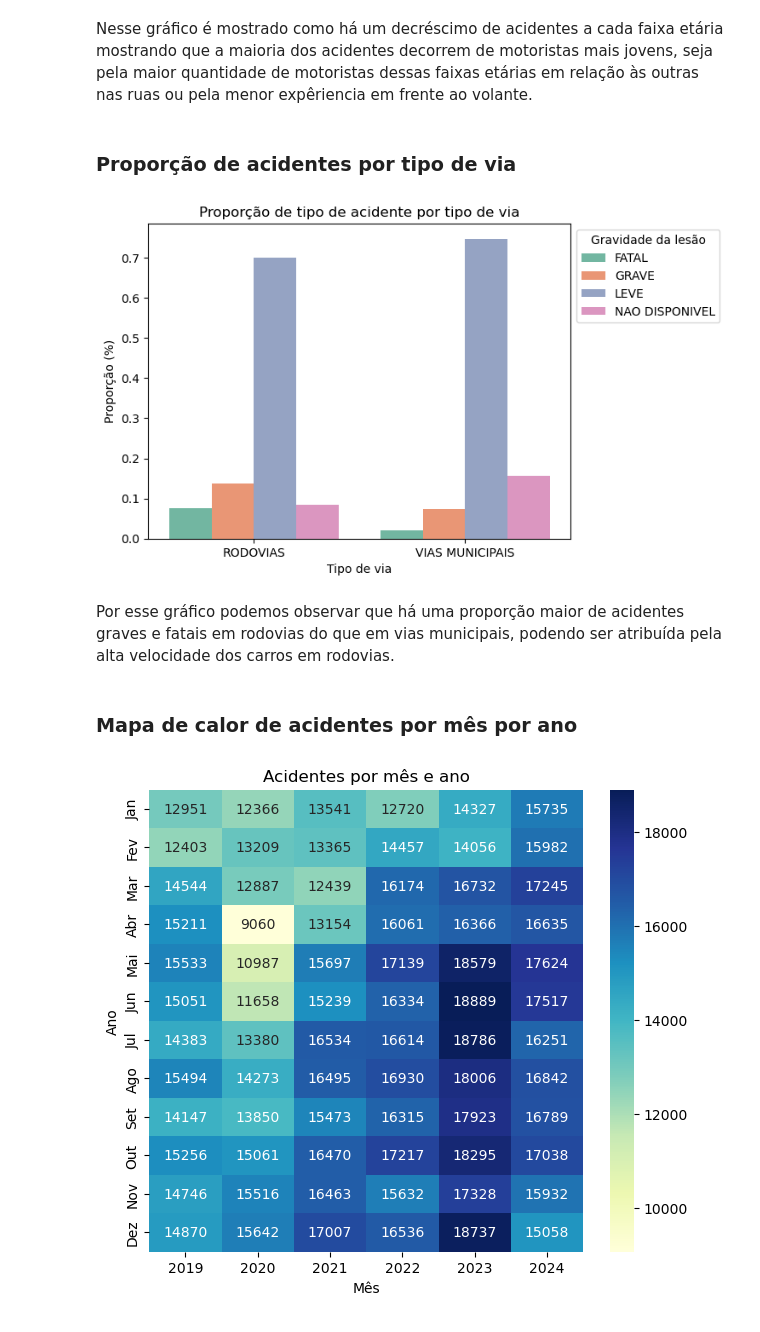
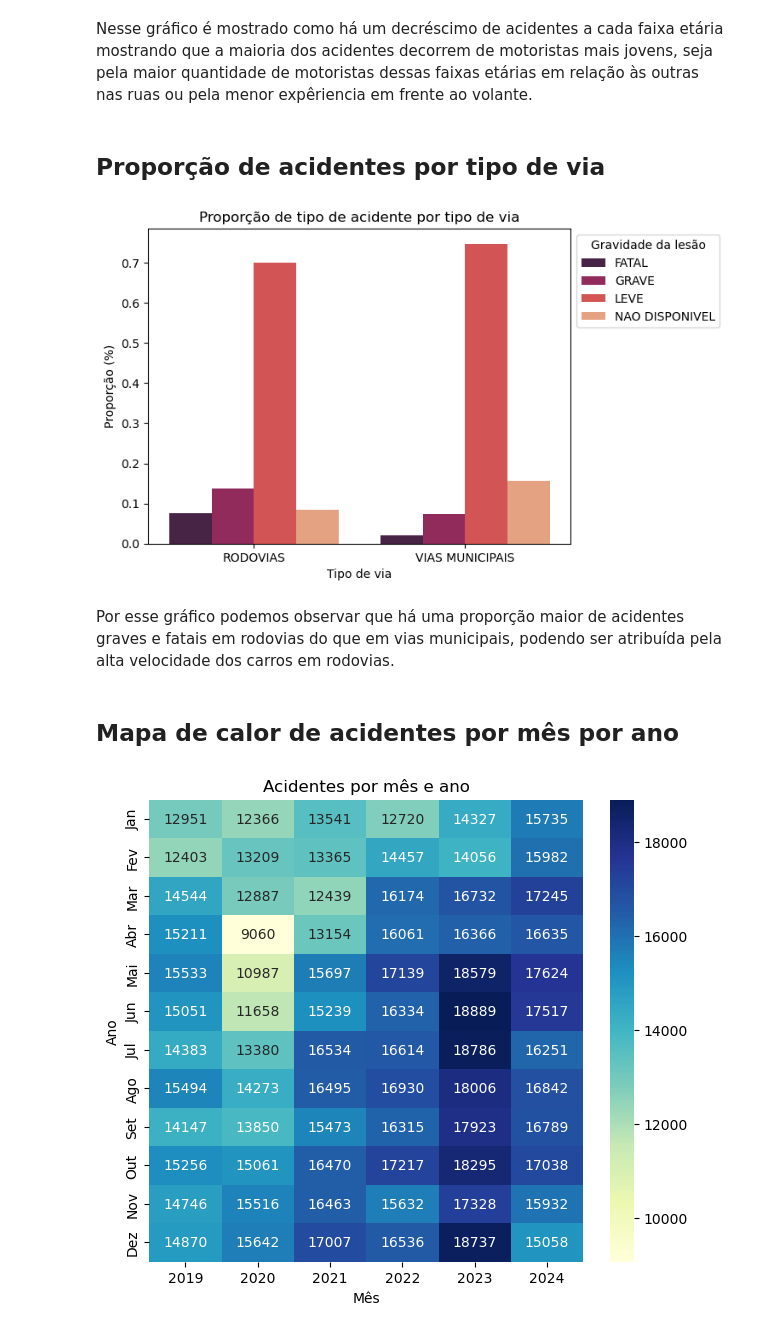
Before and after one commit to Enzzx/CityAccidentAnalysis, a Jupyter notebook: notebook/data-analysis.ipynb, the cells around one changed output. Cells and saved outputs as stored; diff of their text form; code cells hidden in the pictures.

Commit message:
add more graphics

```diff
--- a/notebook/data-analysis.ipynb
+++ b/notebook/data-analysis.ipynb
@@ -94,28 +74,28 @@ plt.show()
 # %% [markdown]
 Nesse gráfico é mostrado como há um decréscimo de acidentes a cada faixa etária mostrando que a maioria dos acidentes decorrem de motoristas mais jovens, seja pela maior quantidade de motoristas dessas faixas etárias em relação às outras nas ruas ou pela menor expêriencia em frente ao volante.
 # %% [markdown]
-### Proporção de acidentes por tipo de via
+## Proporção de acidentes por tipo de via
 # %%
 df_ps = pd.merge(dfp, dfs, on="id_sinistro", how="inner")
 df_ps = df_ps[df_ps["tipo_via_x"] != "NAO DISPONIVEL"]
 # %%
-df_proportional = df_ps.groupby(["tipo_via_x", "gravidade_lesao"]).size().reset_index(name="contagem")
-df_proportional["proporcao"] = df_proportional.groupby("tipo_via_x")["contagem"].transform(lambda x: x/x.sum())
+ps_proportional = df_ps.groupby(["tipo_via_x", "gravidade_lesao"]).size().reset_index(name="contagem")
+ps_proportional["proporcao"] = ps_proportional.groupby("tipo_via_x")["contagem"].transform(lambda x: x/x.sum())
 
-sns.barplot(data=df_proportional, x="tipo_via_x", y="proporcao", hue="gravidade_lesao", palette="Set2")
+sns.barplot(data=ps_proportional, x="tipo_via_x", y="proporcao", hue="gravidade_lesao", palette="rocket")
 
 plt.title("Proporção de tipo de acidente por tipo de via")
 plt.xlabel("Tipo de via")
 plt.ylabel("Proporção (%)")
 plt.legend(title="Gravidade da lesão", bbox_to_anchor=(1, 1))
 
 plt.show()
 # %% [output]
-[figure, old version]
+[figure, new version]
 # %% [markdown]
 Por esse gráfico podemos observar que há uma proporção maior de acidentes graves e fatais em rodovias do que em vias municipais, podendo ser atribuída pela alta velocidade dos carros em rodovias.
 # %% [markdown]
-### Mapa de calor de acidentes por mês por ano
+## Mapa de calor de acidentes por mês por ano
 # %%
 month_order = ["Jan", "Fev", "Mar", "Abr", "Mai", "Jun", "Jul", "Ago", "Set", "Out", "Nov", "Dez"]
 dfs["mes_sinistro"] = pd.Categorical(dfs["mes_sinistro"], categories=month_order, ordered=True)
```
Also changed, not shown: parts of 13 cells of this notebook.
